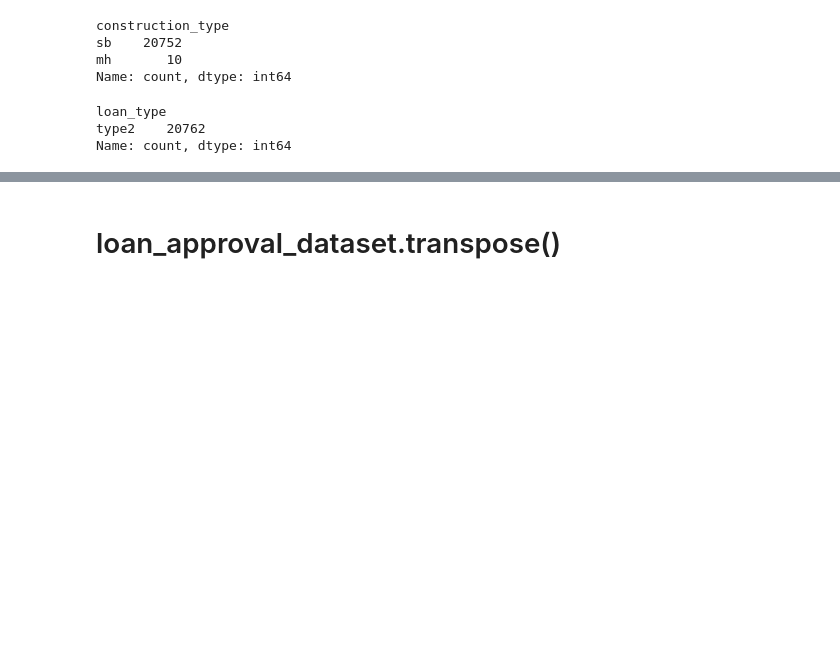
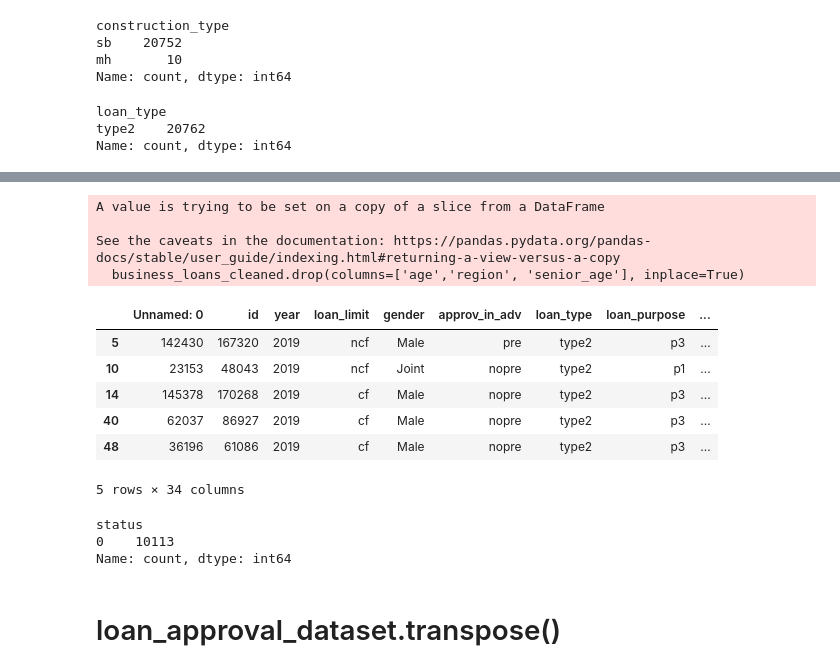
Before and after one commit to GoldenEye37/loan-approval-using-machine-learning-and-external-data-sources, a Jupyter notebook: loan_approval_using_machine_learning_and_external_data_sources.ipynb, the cells around one changed output, grey strips where cells are left out. Drawn from its saved outputs; the diff is of its cells as text; code cells hidden in the pictures; blank space fills up the shorter version.

Commit message:
2nd data cleaning

```diff
--- a/loan_approval_using_machine_learning_and_external_data_sources.ipynb
+++ b/loan_approval_using_machine_learning_and_external_data_sources.ipynb
@@ -321,0 +429,3 @@ business_loans_cleaned = business_loans_df.dropna()
+# %%
+# age
+business_loans_cleaned["age"].fillna("missing", inplace=True)
@@ -321,0 +437,3 @@ business_loans_cleaned = business_loans_df.dropna()
+# %%
+# submission of application
+business_loans_cleaned["submission_of_application"].fillna("not_inst", inplace=True)
@@ -321,0 +445,4 @@ business_loans_cleaned = business_loans_df.dropna()
+# %%
+# ITV
+median = business_loans_cleaned["ltv"].median()
+business_loans_cleaned["ltv"].fillna(median, inplace=True)
@@ -321,0 +454,4 @@ business_loans_cleaned = business_loans_df.dropna()
+# %%
+# DTRI
+mean = business_loans_cleaned["dtir1"].mean()
+business_loans_cleaned["dtir1"].fillna(mean, inplace=True)
@@ -470,3 +639,24 @@ Name: count, dtype: int64
+# %%
+business_loans_cleaned.drop(columns=['age','region', 'senior_age'], inplace=True)
+business_loans_cleaned.head()
+# %% [output]
+A value is trying to be set on a copy of a slice from a DataFrame
+
+See the caveats in the documentation: https://pandas.pydata.org/pandas-docs/stable/user_guide/indexing.html#returning-a-view-versus-a-copy
+  business_loans_cleaned.drop(columns=['age','region', 'senior_age'], inplace=True)
+|  | Unnamed: 0 | id | year | loan_limit | gender | approv_in_adv | loan_type | loan_purpose | ... |
+| 5 | 142430 | 167320 | 2019 | ncf | Male | pre | type2 | p3 | ... |
+| 10 | 23153 | 48043 | 2019 | ncf | Joint | nopre | type2 | p1 | ... |
+| 14 | 145378 | 170268 | 2019 | cf | Male | nopre | type2 | p3 | ... |
+| 40 | 62037 | 86927 | 2019 | cf | Male | nopre | type2 | p3 | ... |
+| 48 | 36196 | 61086 | 2019 | cf | Male | nopre | type2 | p3 | ... |
+5 rows × 34 columns
+# %%
+business_loans_cleaned.status.value_counts()
+# %% [output]
+status
+0    10113
+Name: count, dtype: int64
 # %% [markdown]
 # loan_approval_dataset.transpose()
 # %% [markdown]
```
Also changed, not shown: parts of 22 cells of this notebook.
